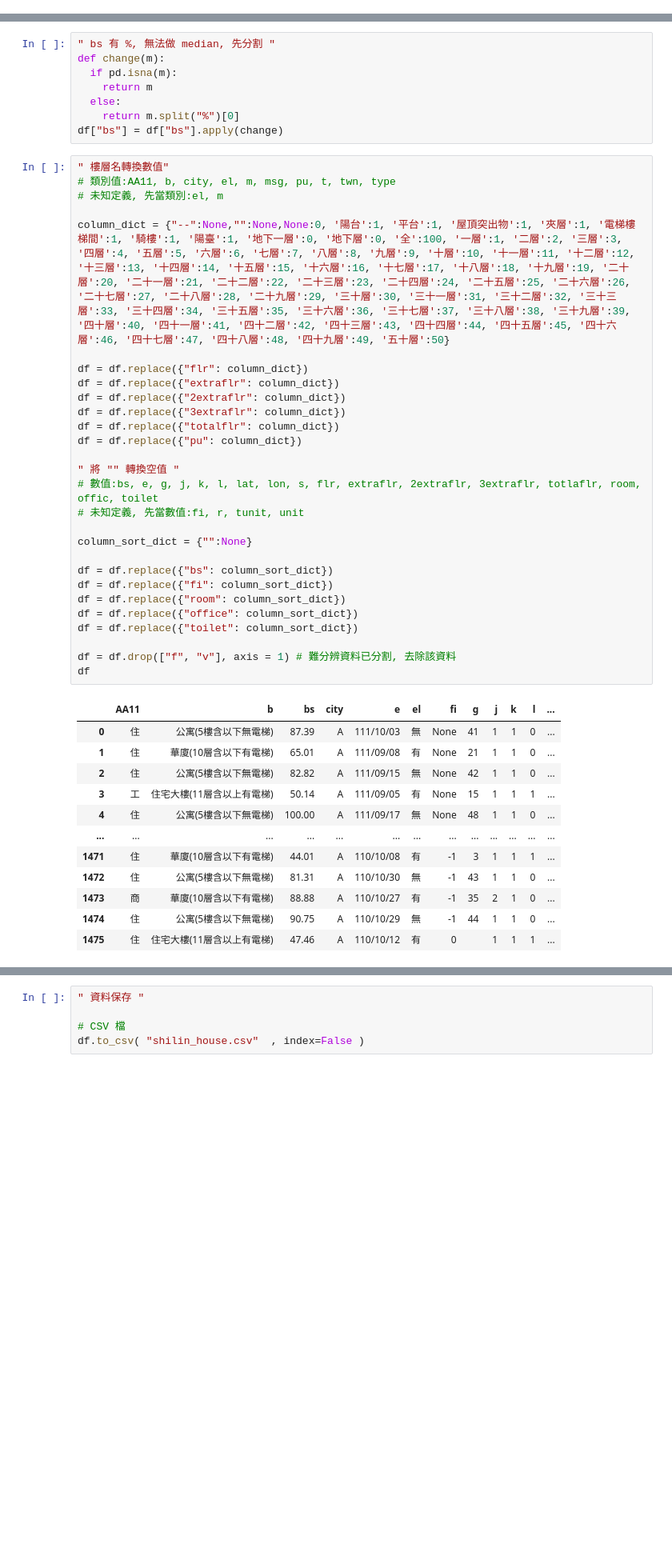
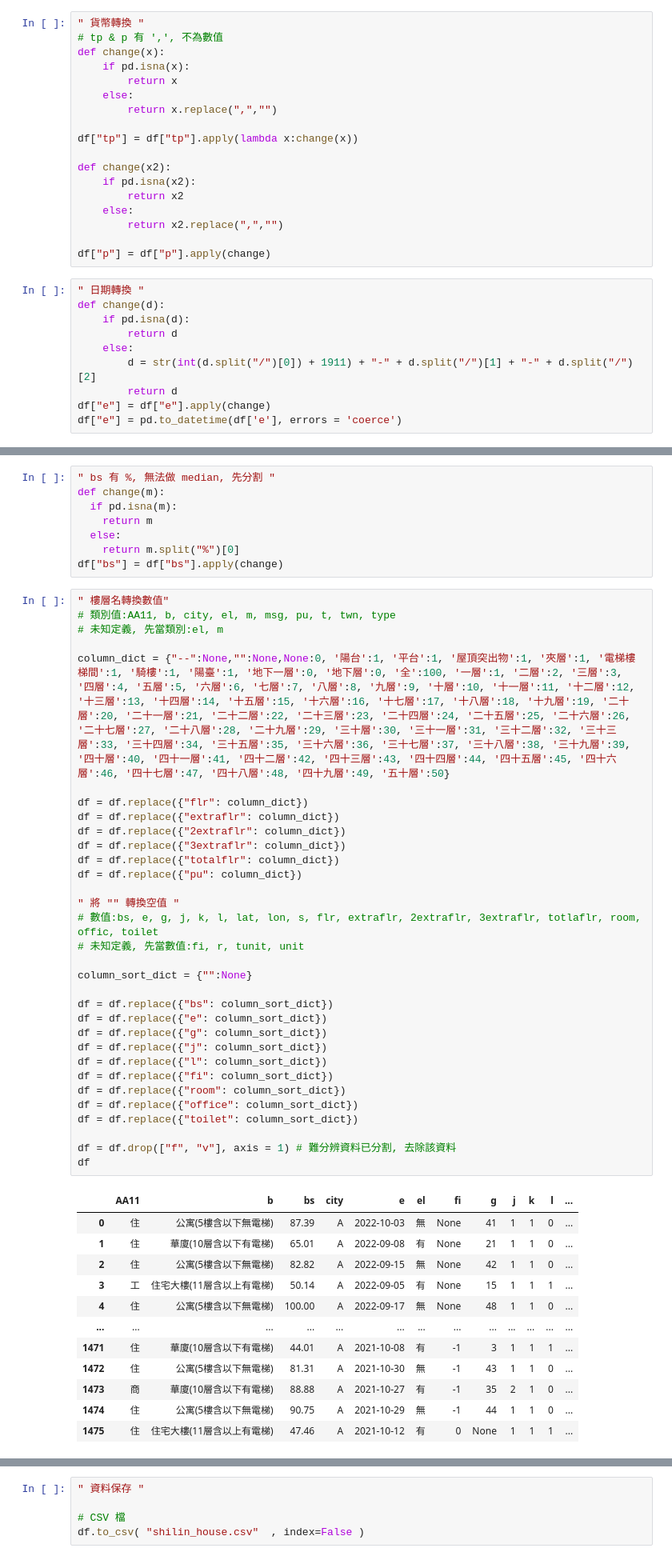
Before and after one commit to Liang130520/Tibame-TeamProject, a Jupyter notebook: TeamProject_api_4版_資料整理.ipynb, the cells around one changed output, grey strips where cells are left out. Shown at 80% size. Cells and saved outputs as stored; diff of their text form; blank space fills up the shorter version.

```diff
--- a/TeamProject_api_4版_資料整理.ipynb
+++ b/TeamProject_api_4版_資料整理.ipynb
@@ -208,0 +186,28 @@ Name: totalflr, dtype: int64
+# %%
+" 貨幣轉換 "
+# tp & p 有 ',', 不為數值
+def change(x):
+    if pd.isna(x):
+        return x
+    else:
+        return x.replace(",","")
+
+df["tp"] = df["tp"].apply(lambda x:change(x))
+
+def change(x2):
+    if pd.isna(x2):
+        return x2
+    else:
+        return x2.replace(",","")
+
+df["p"] = df["p"].apply(change)
+# %%
+" 日期轉換 "
+def change(d):
+    if pd.isna(d):
+        return d
+    else:
+        d = str(int(d.split("/")[0]) + 1911) + "-" + d.split("/")[1] + "-" + d.split("/")[2]
+        return d
+df["e"] = df["e"].apply(change)
+df["e"] = pd.to_datetime(df['e'], errors = 'coerce')
@@ -217,44 +256,48 @@ df["bs"] = df["bs"].apply(change)
 # %%
 " 樓層名轉換數值"
 # 類別值:AA11, b, city, el, m, msg, pu, t, twn, type
 # 未知定義, 先當類別:el, m
 
 column_dict = {"--":None,"":None,None:0, '陽台':1, '平台':1, '屋頂突出物':1, '夾層':1, '電梯樓梯間':1, '騎樓':1, '陽臺':1, '地下一層':0, '地下層':0, '全':100, '一層':1, '二層':2, '三層':3, '四層':4, '五層':5, '六層':6, '七層':7, '八層':8, '九層':9, '十層':10, '十一層':11, '十二層':12, '十三層':13, '十四層':14, '十五層':15, '十六層':16, '十七層':17, '十八層':18, '十九層':19, '二十層':20, '二十一層':21, '二十二層':22, '二十三層':23, '二十四層':24, '二十五層':25, '二十六層':26, '二十七層':27, '二十八層':28, '二十九層':29, '三十層':30, '三十一層':31, '三十二層':32, '三十三層':33, '三十四層':34, '三十五層':35, '三十六層':36, '三十七層':37, '三十八層':38, '三十九層':39, '四十層':40, '四十一層':41, '四十二層':42, '四十三層':43, '四十四層':44, '四十五層':45, '四十六層':46, '四十七層':47, '四十八層':48, '四十九層':49, '五十層':50}
 
 df = df.replace({"flr": column_dict})
 df = df.replace({"extraflr": column_dict})
 df = df.replace({"2extraflr": column_dict})
 df = df.replace({"3extraflr": column_dict})
 df = df.replace({"totalflr": column_dict})
 df = df.replace({"pu": column_dict})
 
 " 將 "" 轉換空值 "
 # 數值:bs, e, g, j, k, l, lat, lon, s, flr, extraflr, 2extraflr, 3extraflr, totlaflr, room, offic, toilet
 # 未知定義, 先當數值:fi, r, tunit, unit
 
 column_sort_dict = {"":None}
 
 df = df.replace({"bs": column_sort_dict})
+df = df.replace({"e": column_sort_dict})
+df = df.replace({"g": column_sort_dict})
+df = df.replace({"j": column_sort_dict})
+df = df.replace({"l": column_sort_dict})
 df = df.replace({"fi": column_sort_dict})
 df = df.replace({"room": column_sort_dict})
 df = df.replace({"office": column_sort_dict})
 df = df.replace({"toilet": column_sort_dict})
 
 df = df.drop(["f", "v"], axis = 1) # 難分辨資料已分割, 去除該資料
 df
 # %% [output]
 |  | AA11 | b | bs | city | e | el | fi | g | j | k | l | ... |
-| 0 | 住 | 公寓(5樓含以下無電梯) | 87.39 | A | 111/10/03 | 無 | None | 41 | 1 | 1 | 0 | ... |
-| 1 | 住 | 華廈(10層含以下有電梯) | 65.01 | A | 111/09/08 | 有 | None | 21 | 1 | 1 | 0 | ... |
-| 2 | 住 | 公寓(5樓含以下無電梯) | 82.82 | A | 111/09/15 | 無 | None | 42 | 1 | 1 | 0 | ... |
-| 3 | 工 | 住宅大樓(11層含以上有電梯) | 50.14 | A | 111/09/05 | 有 | None | 15 | 1 | 1 | 1 | ... |
-| 4 | 住 | 公寓(5樓含以下無電梯) | 100.00 | A | 111/09/17 | 無 | None | 48 | 1 | 1 | 0 | ... |
+| 0 | 住 | 公寓(5樓含以下無電梯) | 87.39 | A | 2022-10-03 | 無 | None | 41 | 1 | 1 | 0 | ... |
+| 1 | 住 | 華廈(10層含以下有電梯) | 65.01 | A | 2022-09-08 | 有 | None | 21 | 1 | 1 | 0 | ... |
+| 2 | 住 | 公寓(5樓含以下無電梯) | 82.82 | A | 2022-09-15 | 無 | None | 42 | 1 | 1 | 0 | ... |
+| 3 | 工 | 住宅大樓(11層含以上有電梯) | 50.14 | A | 2022-09-05 | 有 | None | 15 | 1 | 1 | 1 | ... |
+| 4 | 住 | 公寓(5樓含以下無電梯) | 100.00 | A | 2022-09-17 | 無 | None | 48 | 1 | 1 | 0 | ... |
 | ... | ... | ... | ... | ... | ... | ... | ... | ... | ... | ... | ... | ... |
-| 1471 | 住 | 華廈(10層含以下有電梯) | 44.01 | A | 110/10/08 | 有 | -1 | 3 | 1 | 1 | 1 | ... |
-| 1472 | 住 | 公寓(5樓含以下無電梯) | 81.31 | A | 110/10/30 | 無 | -1 | 43 | 1 | 1 | 0 | ... |
-| 1473 | 商 | 華廈(10層含以下有電梯) | 88.88 | A | 110/10/27 | 有 | -1 | 35 | 2 | 1 | 0 | ... |
-| 1474 | 住 | 公寓(5樓含以下無電梯) | 90.75 | A | 110/10/29 | 無 | -1 | 44 | 1 | 1 | 0 | ... |
-| 1475 | 住 | 住宅大樓(11層含以上有電梯) | 47.46 | A | 110/10/12 | 有 | 0 |  | 1 | 1 | 1 | ... |
+| 1471 | 住 | 華廈(10層含以下有電梯) | 44.01 | A | 2021-10-08 | 有 | -1 | 3 | 1 | 1 | 1 | ... |
+| 1472 | 住 | 公寓(5樓含以下無電梯) | 81.31 | A | 2021-10-30 | 無 | -1 | 43 | 1 | 1 | 0 | ... |
+| 1473 | 商 | 華廈(10層含以下有電梯) | 88.88 | A | 2021-10-27 | 有 | -1 | 35 | 2 | 1 | 0 | ... |
+| 1474 | 住 | 公寓(5樓含以下無電梯) | 90.75 | A | 2021-10-29 | 無 | -1 | 44 | 1 | 1 | 0 | ... |
+| 1475 | 住 | 住宅大樓(11層含以上有電梯) | 47.46 | A | 2021-10-12 | 有 | 0 | None | 1 | 1 | 1 | ... |
 1476 rows × 33 columns
 # %%
 df
```
Also changed, not shown: parts of 5 cells of this notebook.
